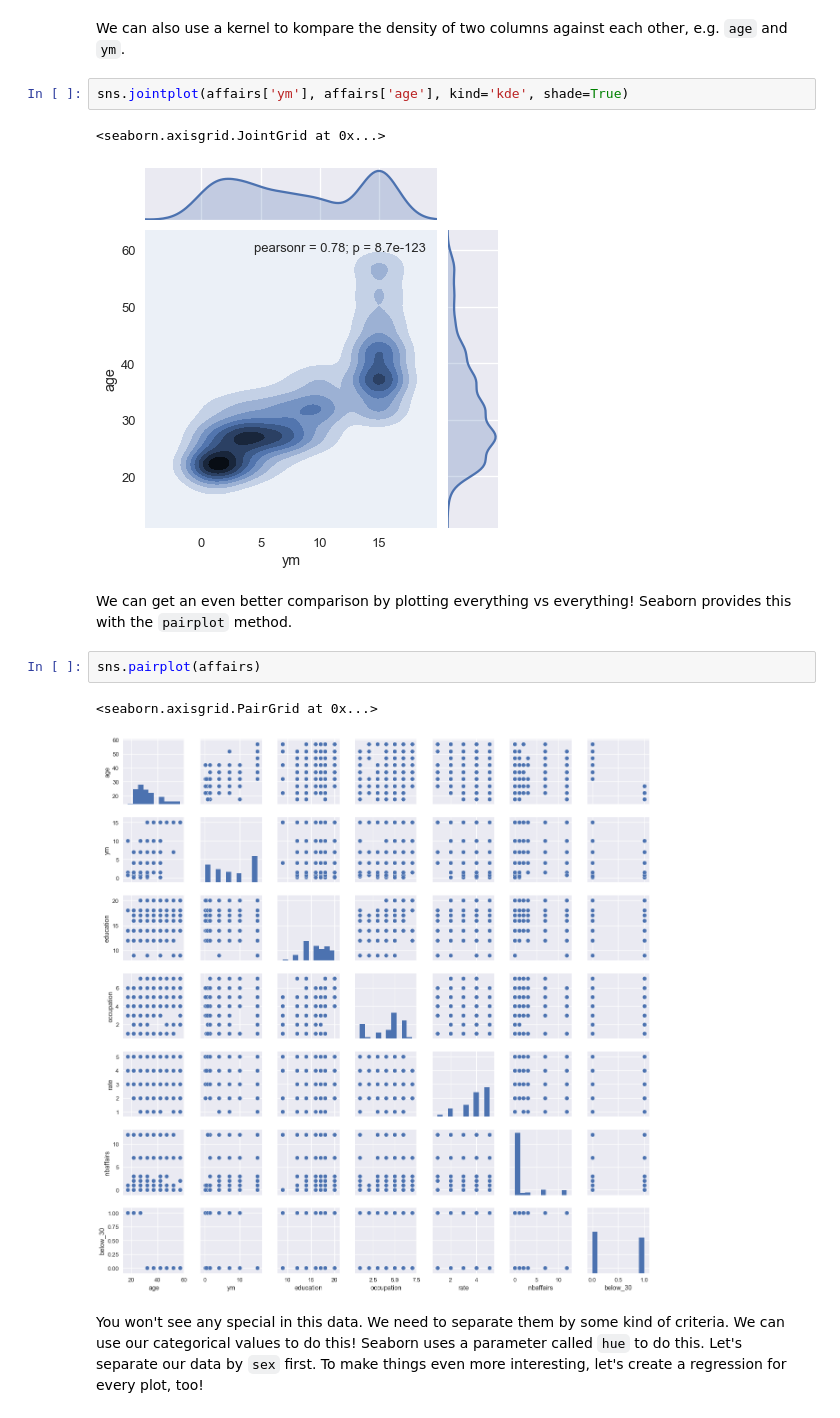
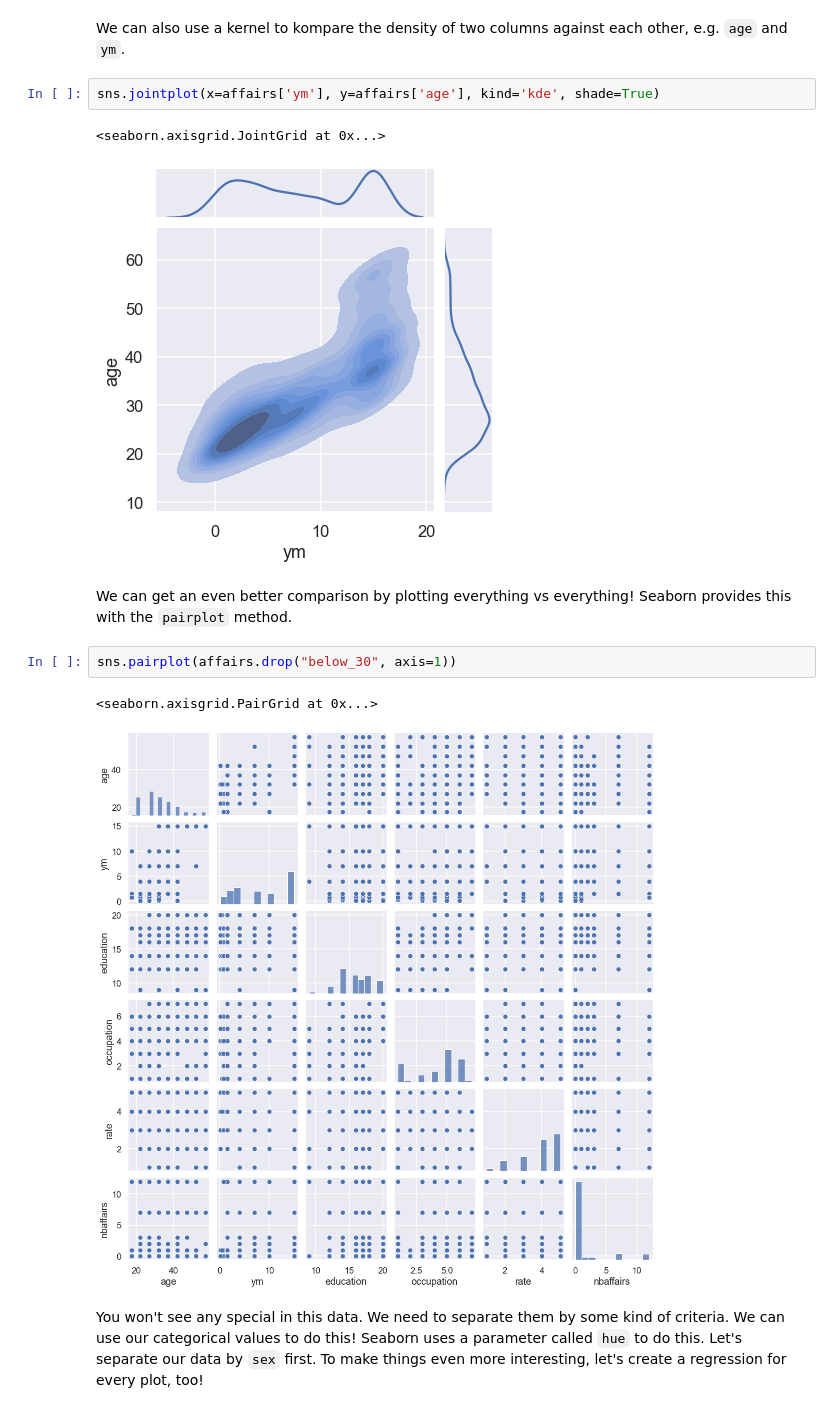
Before and after one commit to MartinSeeler/python-data-exploration, a Jupyter notebook: Exploring Datasets.ipynb, the cells around one changed output. Saved outputs shown, nothing was run; the diff lists cells and outputs as text.

```diff
--- a/Exploring Datasets.ipynb
+++ b/Exploring Datasets.ipynb
@@ -229,17 +233,17 @@ sns.jointplot(affairs['ym'], affairs['nbaffairs'], kind='reg')
 # %% [markdown]
 We can also use a kernel to kompare the density of two columns against each other, e.g. `age` and `ym`.
 # %%
-sns.jointplot(affairs['ym'], affairs['age'], kind='kde', shade=True)
+sns.jointplot(x=affairs['ym'], y=affairs['age'], kind='kde', shade=True)
 # %% [output]
 <seaborn.axisgrid.JointGrid at 0x...>
-[figure, old version]
+[figure, new version]
 # %% [markdown]
 We can get an even better comparison by plotting everything vs everything! Seaborn provides this with the `pairplot` method.
 # %%
-sns.pairplot(affairs)
+sns.pairplot(affairs.drop("below_30", axis=1))
 # %% [output]
 <seaborn.axisgrid.PairGrid at 0x...>
-[figure, old version]
+[figure, new version]
 # %% [markdown]
 You won't see any special in this data. We need to separate them by some kind of criteria. We can use our categorical values to do this! Seaborn uses a parameter called `hue` to do this. Let's separate our data by `sex` first. To make things even more interesting, let's create a regression for every plot, too!
 # %%
```
Also changed, not shown: parts of 14 cells of this notebook.
